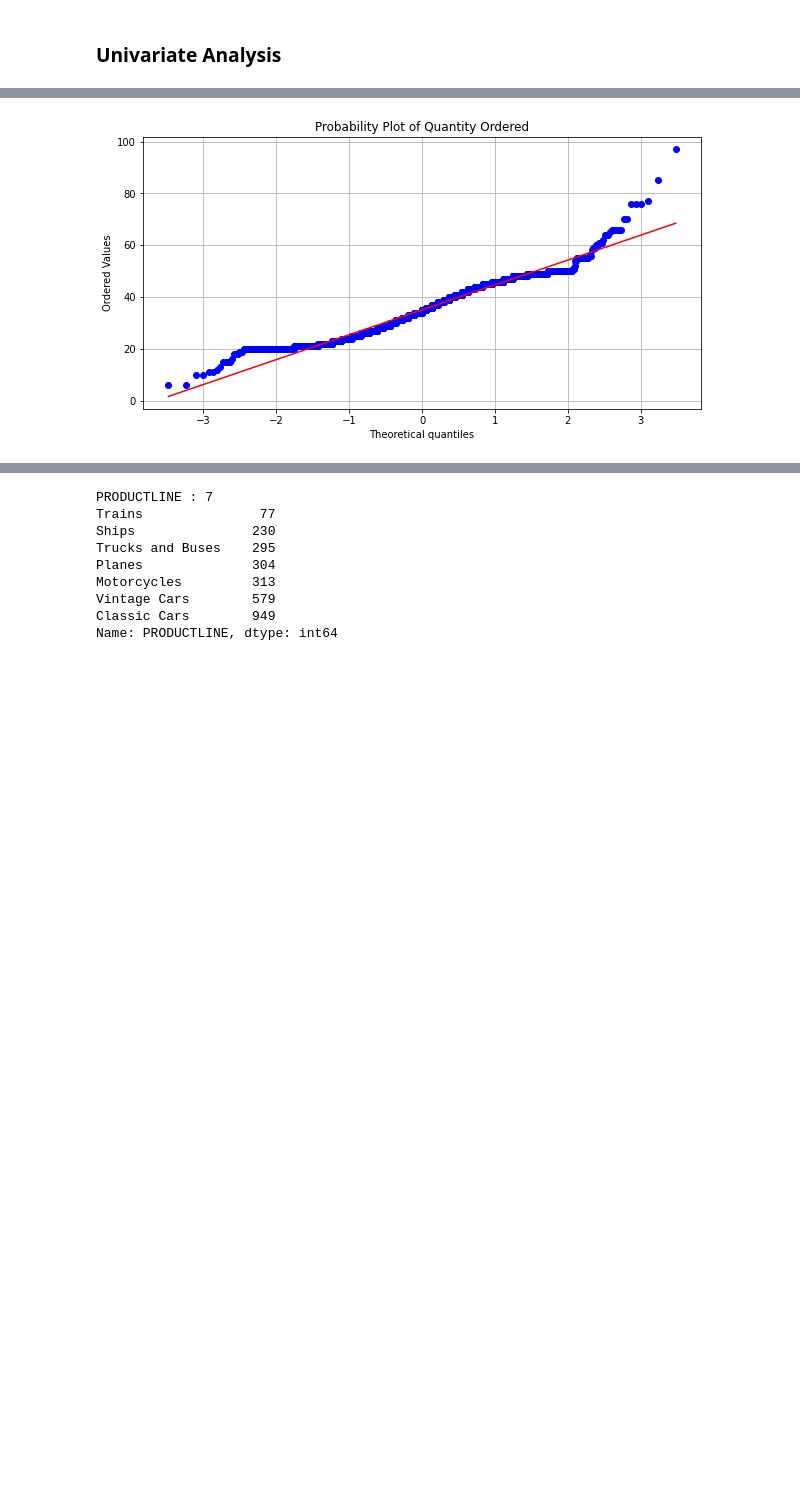
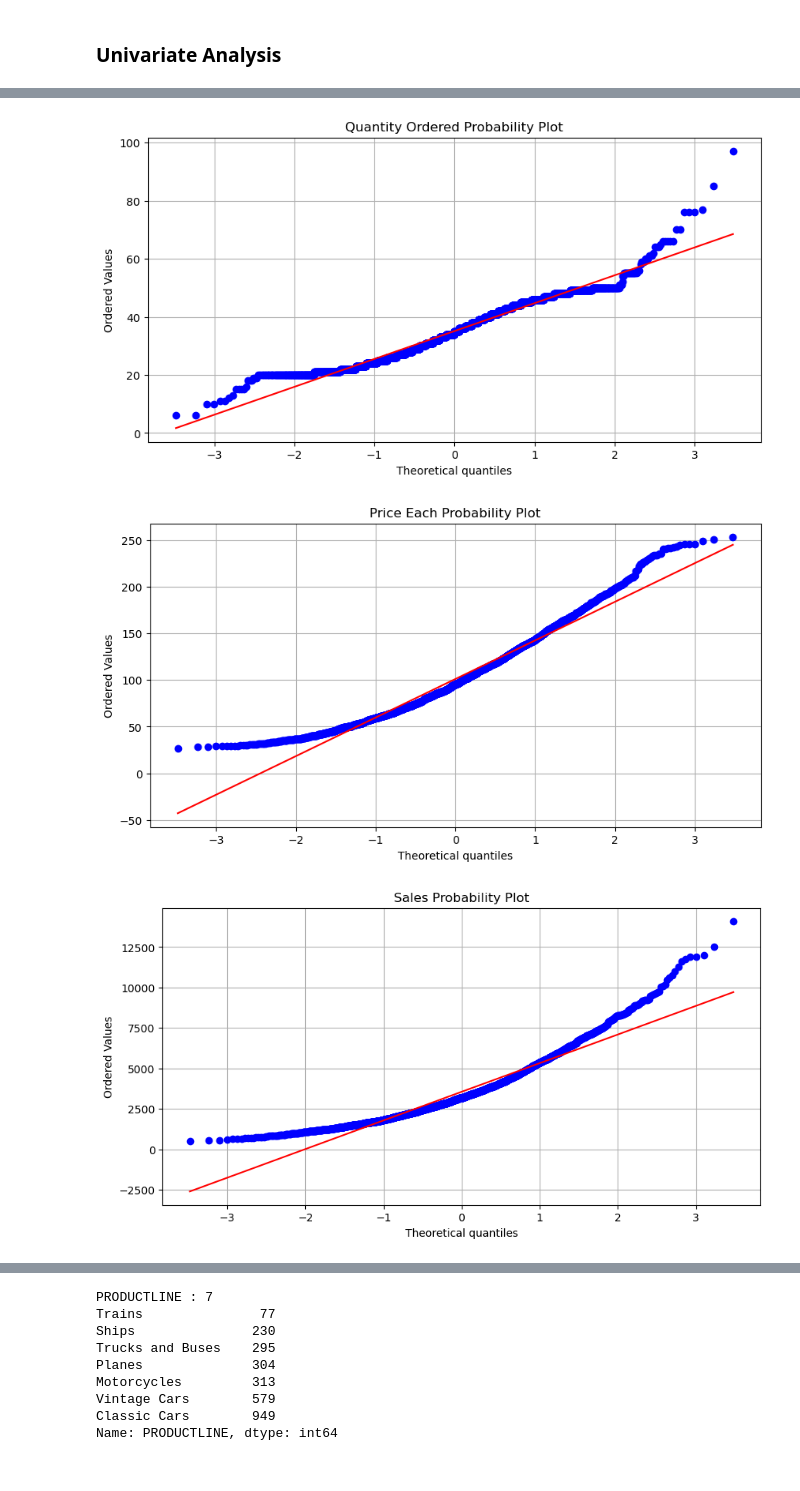
Before and after one commit to nccoutinho/Marketing-Retail-Analytics, a Jupyter notebook: MRA - Automobile Sales_Case A_Python.ipynb, the cells around one changed output, grey strips where cells are left out. Cells and saved outputs as stored; diff of their text form; code cells hidden in the pictures; blank space fills up the shorter version.

```diff
--- a/MRA - Automobile Sales_Case A_Python.ipynb
+++ b/MRA - Automobile Sales_Case A_Python.ipynb
@@ -90,15 +90,20 @@ sales.describe().T
 # %% [markdown]
 ### Shapiro Wilk Test
 # %%
-print("QUANTITYORDERED")
-stat, p = shapiro(sales['QUANTITYORDERED'])
-print('Statistics=%.3f, p=%.3f' % (stat, p))
+cols = ["QUANTITYORDERED", "PRICEEACH", "SALES", "DAYS_SINCE_LASTORDER", "MSRP"]
 
-alpha = 0.05
-if p > alpha:
-    print('Sample looks Gaussian (fail to reject H0)')
-else:
-    print('Sample does not look Gaussian (reject H0)')
+for col in cols:
+    print(f'{col}')
+    stat, p = shapiro(sales['QUANTITYORDERED'])
+    print('Statistics=%.3f, p=%.3f' % (stat, p))
+
+    alpha = 0.05
+    if p > alpha:
+        print('Sample looks Gaussian (fail to reject H0)')
+    else:
+        print('Sample does not look Gaussian (reject H0)')
+
+    print('')
 # %% [output]
 QUANTITYORDERED
 Statistics=0.967, p=0.000
@@ -281,4 +189,12 @@ Upper outliers in msrp:  208.0
 ### Exploratory Data Analysis
 # %% [markdown]
 ### Univariate Analysis
+# %%
+column_mapping = {
+    "QUANTITYORDERED": "Quantity Ordered",
+    "PRICEEACH": "Price Each",
+    "SALES": "Sales",
+    "DAYS_SINCE_LASTORDER": "Days Since Last Order",
+    "MSRP": "MSRP"
+}
 # %%
@@ -350,10 +267,13 @@ skew value of msrp is 0.5756463776894681
 # %%
-plt.figure(figsize=[10,5])
+for col, plot_name in column_mapping.items():
+    plt.figure(figsize=[10,5])
 
-stats.probplot(sales['QUANTITYORDERED'], plot=plt);
-plt.title("Probability Plot of Quantity Ordered")
-plt.grid("True")
+    stats.probplot(sales[col], plot=plt);
+    plt.title(f"{plot_name} Probability Plot")
+    plt.grid("True")
 
-plt.show()
+    plt.show()
 # %% [output]
-[figure, old version]
+[figure, new version]
+[figure, added]
+[figure, added]
```
Also changed, not shown: parts of 16 cells of this notebook.
